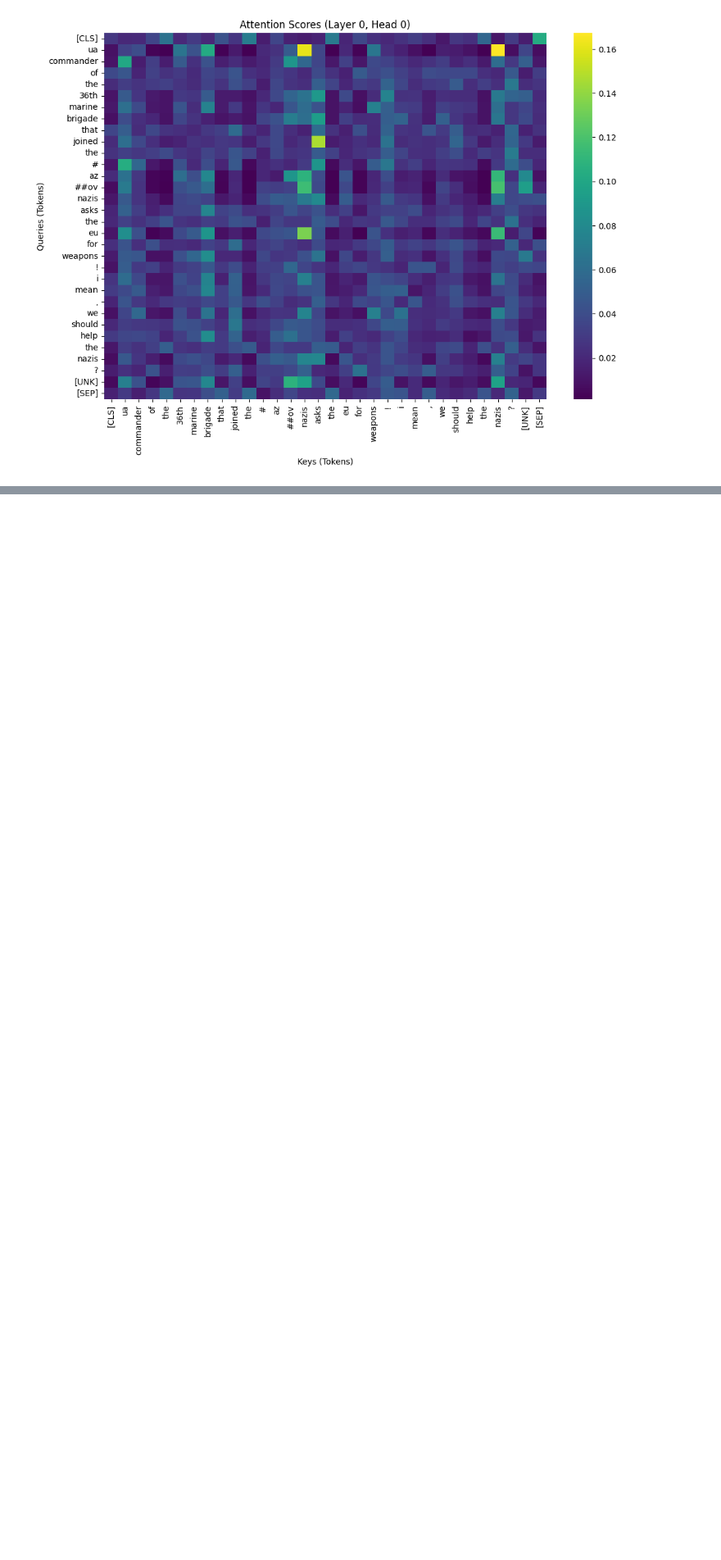
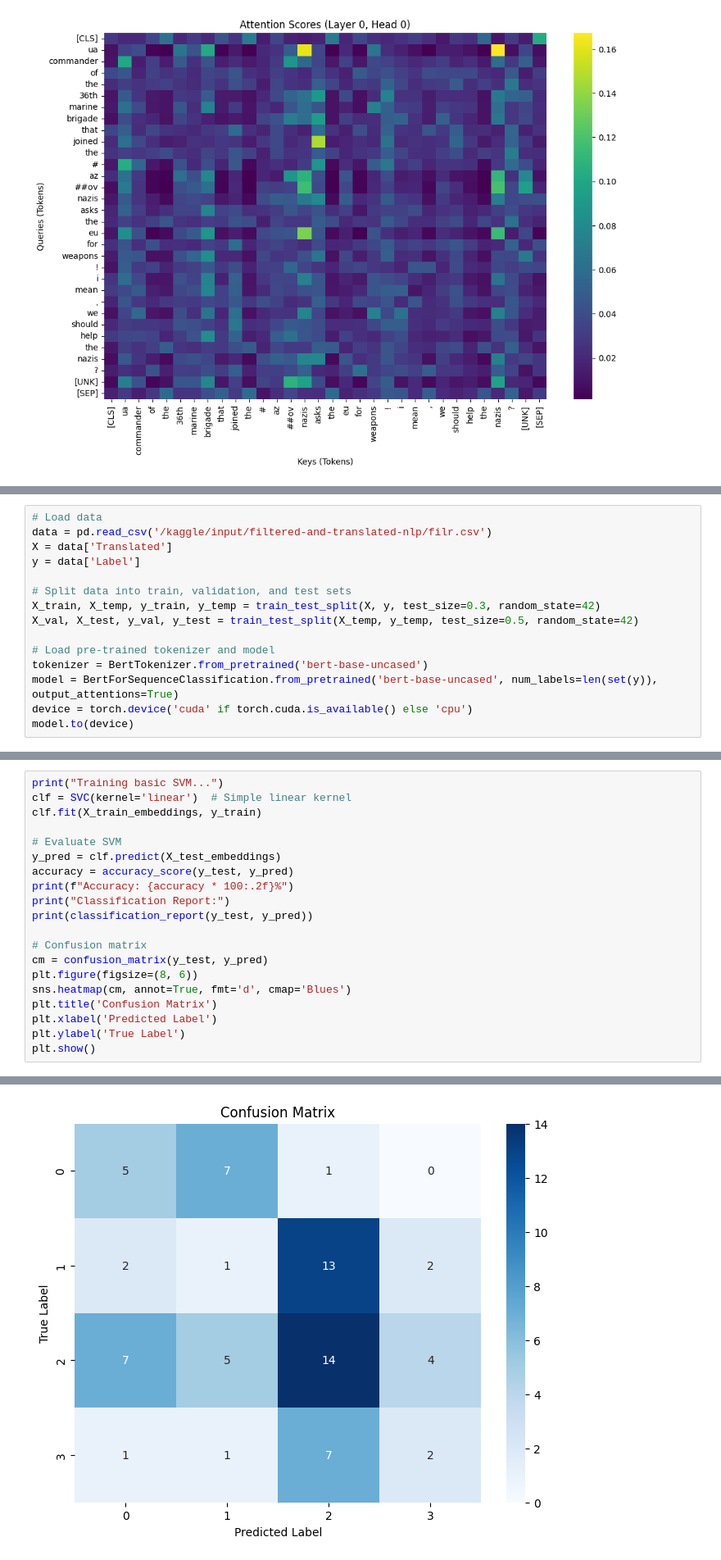
Before and after one commit to Susena-V/NLP_Misinformation, a Jupyter notebook: Final_BERT.ipynb, the cells around one changed output, grey strips where cells are left out. Shown at 82% size. Cells and saved outputs as stored; diff of their text form; blank space fills up the shorter version.

Commit message:
Kaggle Notebook | NLP - Final BERT | I wanna Scream

```diff
--- a/Final_BERT.ipynb
+++ b/Final_BERT.ipynb
@@ -1006,0 +1038,15 @@ plot_attention_scores(sentence, tokenizer, hyperparam_finetuned_model, device=de
+# %%
+# Load data
+data = pd.read_csv('/kaggle/input/filtered-and-translated-nlp/filr.csv')
+X = data['Translated']
+y = data['Label']
+
+# Split data into train, validation, and test sets
+X_train, X_temp, y_train, y_temp = train_test_split(X, y, test_size=0.3, random_state=42)
+X_val, X_test, y_val, y_test = train_test_split(X_temp, y_temp, test_size=0.5, random_state=42)
+
+# Load pre-trained tokenizer and model
+tokenizer = BertTokenizer.from_pretrained('bert-base-uncased')
+model = BertForSequenceClassification.from_pretrained('bert-base-uncased', num_labels=len(set(y)), output_attentions=True)
+device = torch.device('cuda' if torch.cuda.is_available() else 'cpu')
+model.to(device)
@@ -1006,0 +1199,21 @@ plot_attention_scores(sentence, tokenizer, hyperparam_finetuned_model, device=de
+# %%
+print("Training basic SVM...")
+clf = SVC(kernel='linear')  # Simple linear kernel
+clf.fit(X_train_embeddings, y_train)
+
+# Evaluate SVM
+y_pred = clf.predict(X_test_embeddings)
+accuracy = accuracy_score(y_test, y_pred)
+print(f"Accuracy: {accuracy * 100:.2f}%")
+print("Classification Report:")
+print(classification_report(y_test, y_pred))
+
+# Confusion matrix
+cm = confusion_matrix(y_test, y_pred)
+plt.figure(figsize=(8, 6))
+sns.heatmap(cm, annot=True, fmt='d', cmap='Blues')
+plt.title('Confusion Matrix')
+plt.xlabel('Predicted Label')
+plt.ylabel('True Label')
+plt.show()
+# %% [output]
@@ -1006,0 +1233 @@ plot_attention_scores(sentence, tokenizer, hyperparam_finetuned_model, device=de
+[figure, added]
```
Also changed, not shown: parts of 9 cells of this notebook.
